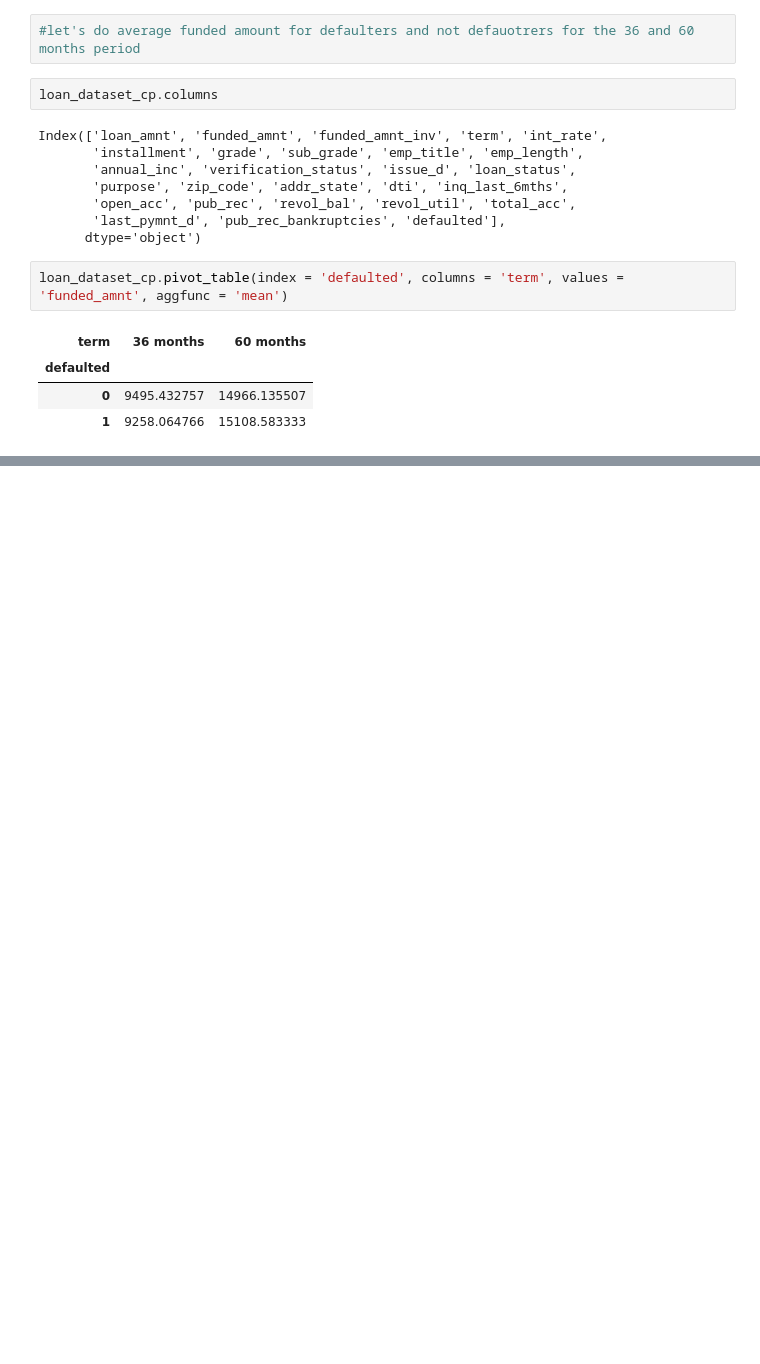
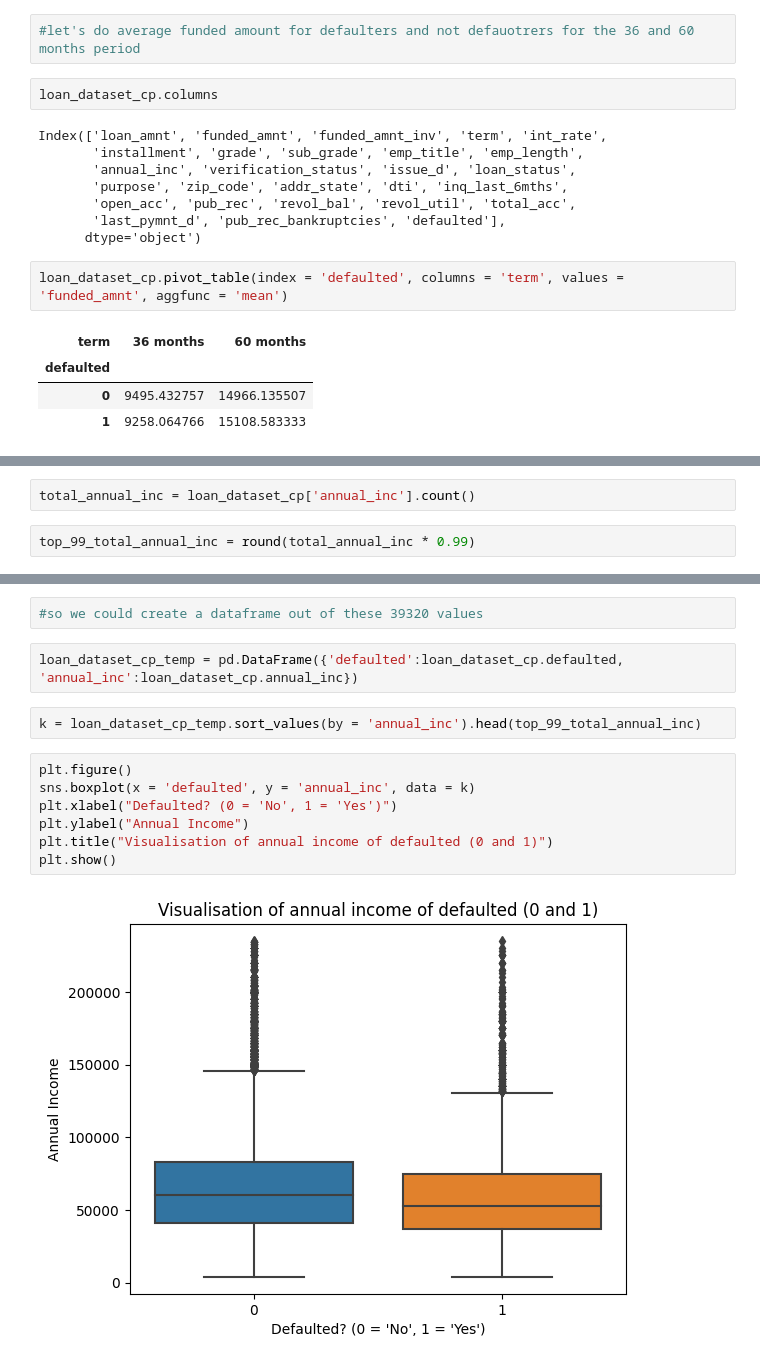
Before and after one commit to richwej/eda_projects, a Jupyter notebook: EDA - Lending Club.ipynb, the cells around one changed output, grey strips where cells are left out. Saved outputs shown, nothing was run; the diff lists cells and outputs as text; blank space fills up the shorter version.

```diff
--- a/EDA - Lending Club.ipynb
+++ b/EDA - Lending Club.ipynb
@@ -396,0 +457,4 @@ loan_dataset_cp.pivot_table(index = 'defaulted', columns = 'term', values = 'fun
+# %%
+total_annual_inc = loan_dataset_cp['annual_inc'].count()
+# %%
+top_99_total_annual_inc = round(total_annual_inc * 0.99)
@@ -396,0 +465,15 @@ loan_dataset_cp.pivot_table(index = 'defaulted', columns = 'term', values = 'fun
+# %%
+#so we could create a dataframe out of these 39320 values
+# %%
+loan_dataset_cp_temp = pd.DataFrame({'defaulted':loan_dataset_cp.defaulted, 'annual_inc':loan_dataset_cp.annual_inc})
+# %%
+k = loan_dataset_cp_temp.sort_values(by = 'annual_inc').head(top_99_total_annual_inc)
+# %%
+plt.figure()
+sns.boxplot(x = 'defaulted', y = 'annual_inc', data = k)
+plt.xlabel("Defaulted? (0 = 'No', 1 = 'Yes')")
+plt.ylabel("Annual Income")
+plt.title("Visualisation of annual income of defaulted (0 and 1)")
+plt.show()
+# %% [output]
+[figure, added]
```
Also changed, not shown: parts of 9 cells of this notebook.
